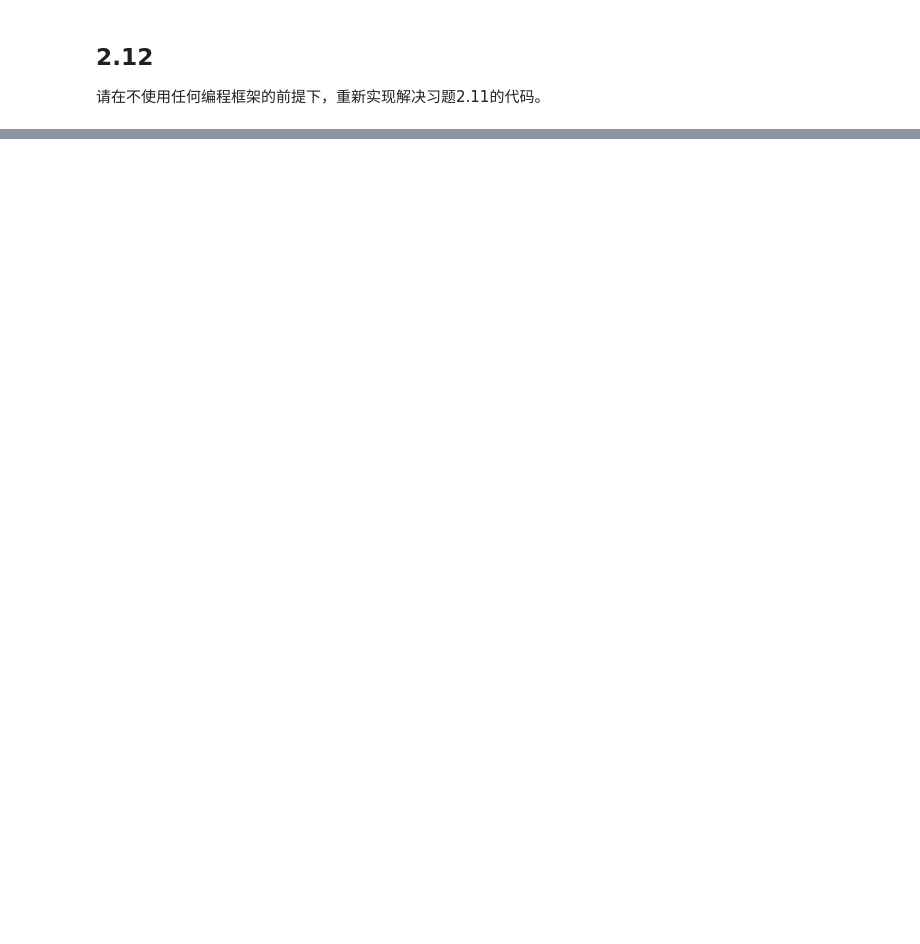
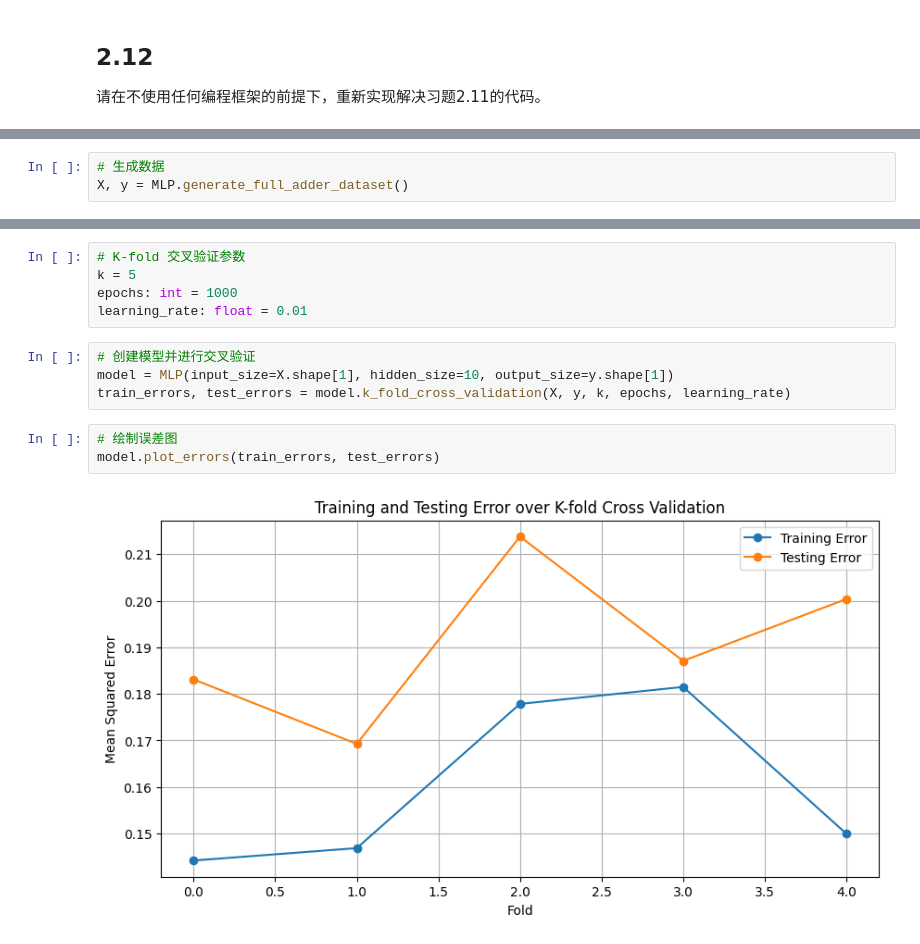
Before and after one commit to atlrwt/ai-zero-to-hero, a Jupyter notebook: 《智能计算系统》习题解答/ch2_神经网络基础.ipynb, the cells around one changed output, grey strips where cells are left out. Drawn from its saved outputs; the diff is of its cells as text; blank space fills up the shorter version.

```diff
--- a/《智能计算系统》习题解答/ch2_神经网络基础.ipynb
+++ b/《智能计算系统》习题解答/ch2_神经网络基础.ipynb
@@ -154,0 +432,3 @@ $$\Delta \omega(n) = \alpha \Delta \omega(n - 1) + \alpha^2 \Delta \omega(n - 2)
+# %%
+# 生成数据
+X, y = MLP.generate_full_adder_dataset()
@@ -154,0 +459,14 @@ $$\Delta \omega(n) = \alpha \Delta \omega(n - 1) + \alpha^2 \Delta \omega(n - 2)
+# %%
+# K-fold 交叉验证参数
+k = 5
+epochs: int = 1000
+learning_rate: float = 0.01
+# %%
+# 创建模型并进行交叉验证
+model = MLP(input_size=X.shape[1], hidden_size=10, output_size=y.shape[1])
+train_errors, test_errors = model.k_fold_cross_validation(X, y, k, epochs, learning_rate)
+# %%
+# 绘制误差图
+model.plot_errors(train_errors, test_errors)
+# %% [output]
+[figure, added]
```
Also changed, not shown: parts of 16 cells of this notebook, 3 other files.
